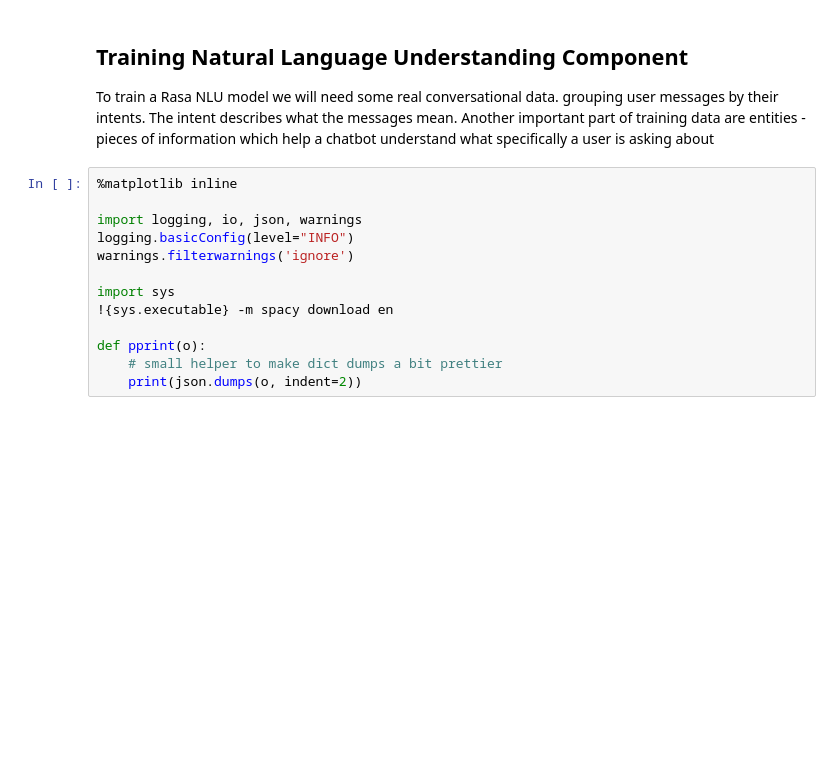
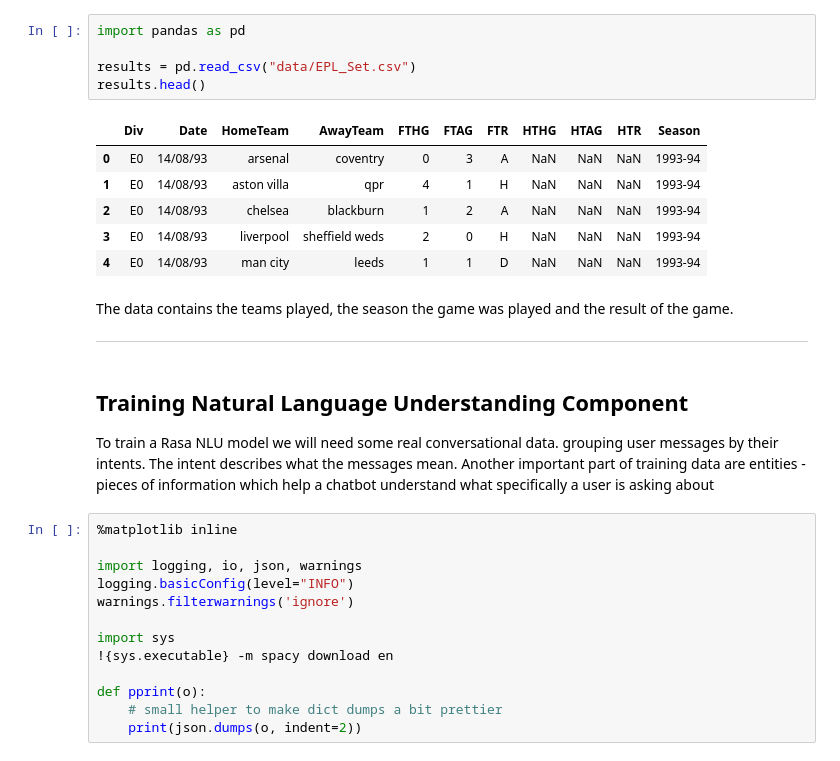
Before and after one commit to kasrsf/rasa-demo, a Jupyter notebook: lab/pl-history-cai.ipynb, the cells around one changed output. Saved outputs shown, nothing was run; the diff lists cells and outputs as text; blank space fills up the shorter version.

```diff
--- a/lab/pl-history-cai.ipynb
+++ b/lab/pl-history-cai.ipynb
@@ -1,3 +5,19 @@
+# %%
+import pandas as pd
+
+results = pd.read_csv("data/EPL_Set.csv")
+results.head()
+# %% [output]
+|  | Div | Date | HomeTeam | AwayTeam | FTHG | FTAG | FTR | HTHG | HTAG | HTR | Season |
+| 0 | E0 | 14/08/93 | arsenal | coventry | 0 | 3 | A | NaN | NaN | NaN | 1993-94 |
+| 1 | E0 | 14/08/93 | aston villa | qpr | 4 | 1 | H | NaN | NaN | NaN | 1993-94 |
+| 2 | E0 | 14/08/93 | chelsea | blackburn | 1 | 2 | A | NaN | NaN | NaN | 1993-94 |
+| 3 | E0 | 14/08/93 | liverpool | sheffield weds | 2 | 0 | H | NaN | NaN | NaN | 1993-94 |
+| 4 | E0 | 14/08/93 | man city | leeds | 1 | 1 | D | NaN | NaN | NaN | 1993-94 |
+# %% [markdown]
+The data contains the teams played, the season the game was played and the result of the game.
+
+---
 # %% [markdown]
 ## Training Natural Language Understanding Component
 
```
Also changed, not shown: parts of 1 cell of this notebook, 1 other file.
